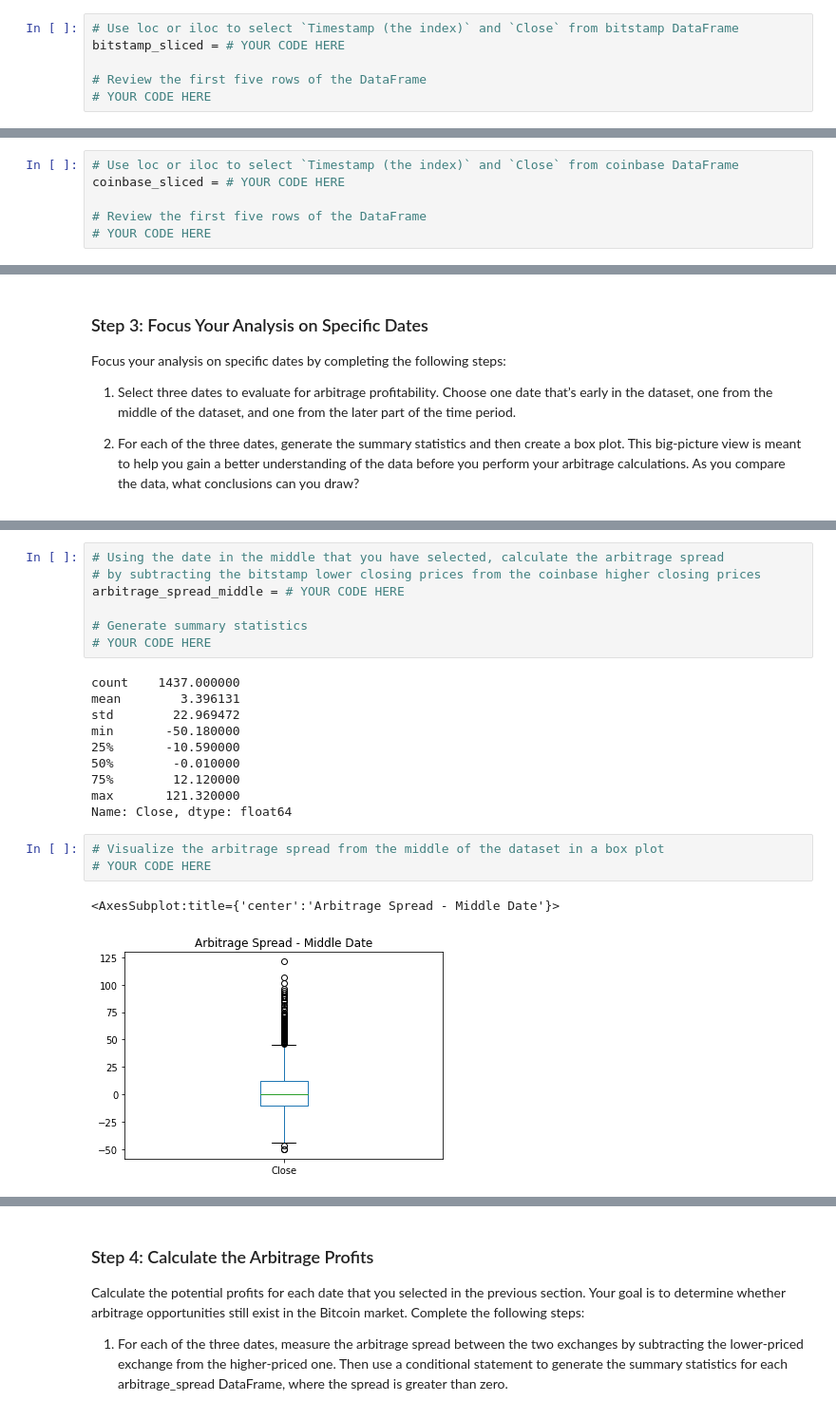
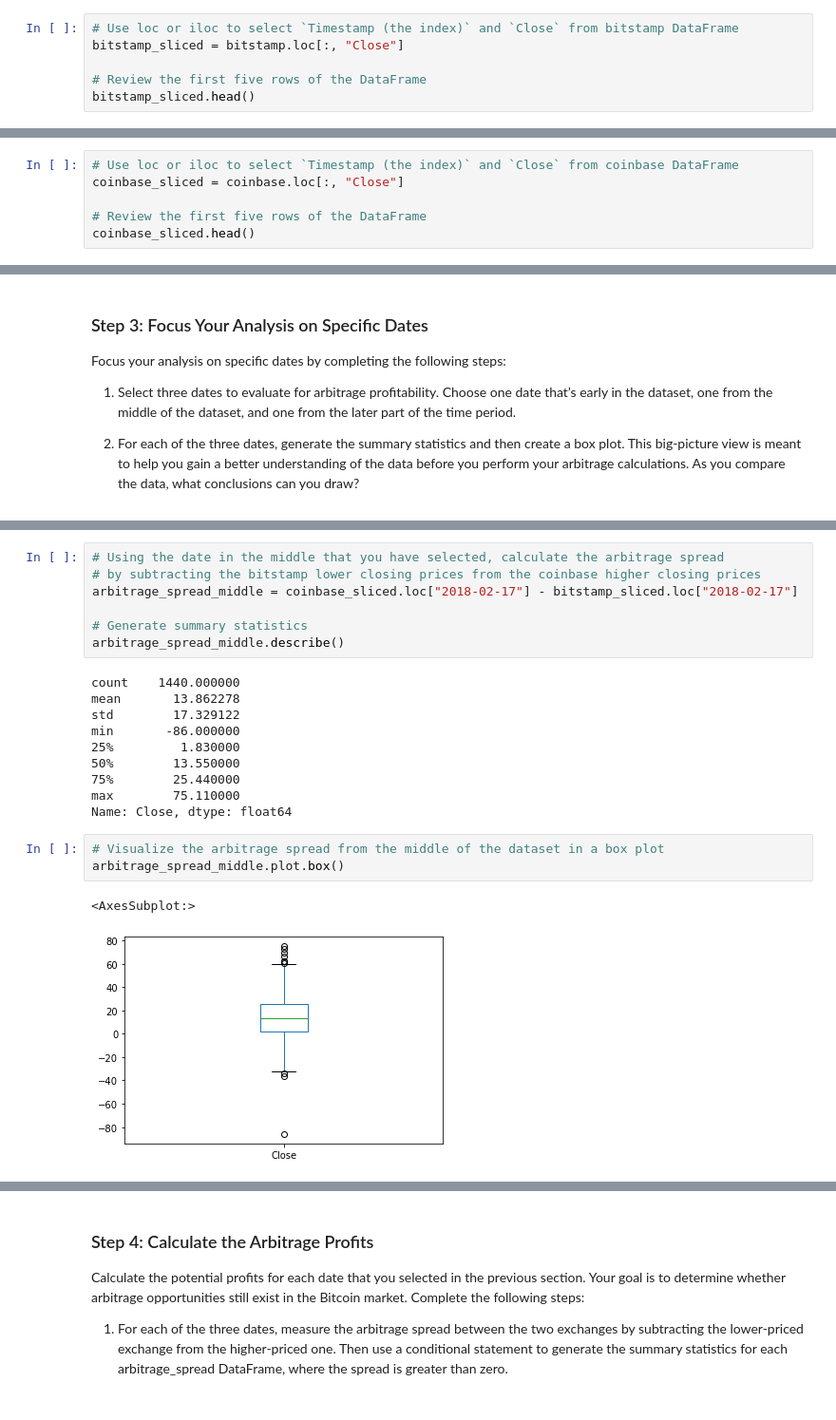
Before and after one commit to JunTheRewels/arbitrage, a Jupyter notebook: crypto_arbitrage.ipynb, the cells around one changed output, grey strips where cells are left out. Shown: that part at 95% size. Cells and saved outputs as stored; diff of their text form.

```diff
--- a/crypto_arbitrage.ipynb
+++ b/crypto_arbitrage.ipynb
@@ -193,8 +193,8 @@ Select the data you want to analyze. Use `loc` or `iloc` to select the following
 * Close
 # %%
 # Use loc or iloc to select `Timestamp (the index)` and `Close` from bitstamp DataFrame
-bitstamp_sliced = # YOUR CODE HERE
+bitstamp_sliced = bitstamp.loc[:, "Close"]
 
 # Review the first five rows of the DataFrame
-# YOUR CODE HERE
+bitstamp_sliced.head()
 # %% [output]
@@ -208,7 +208,7 @@ bitstamp_sliced = # YOUR CODE HERE
 # %%
 # Use loc or iloc to select `Timestamp (the index)` and `Close` from coinbase DataFrame
-coinbase_sliced = # YOUR CODE HERE
+coinbase_sliced = coinbase.loc[:, "Close"]
 
 # Review the first five rows of the DataFrame
-# YOUR CODE HERE
+coinbase_sliced.head()
 # %% [output]
@@ -347,26 +352,26 @@ Name: Close, dtype: float64
 # %%
 # Using the date in the middle that you have selected, calculate the arbitrage spread
 # by subtracting the bitstamp lower closing prices from the coinbase higher closing prices
-arbitrage_spread_middle = # YOUR CODE HERE
+arbitrage_spread_middle = coinbase_sliced.loc["2018-02-17"] - bitstamp_sliced.loc["2018-02-17"]
 
 # Generate summary statistics
-# YOUR CODE HERE
+arbitrage_spread_middle.describe()
 # %% [output]
-count    1437.000000
-mean        3.396131
-std        22.969472
-min       -50.180000
-25%       -10.590000
-50%        -0.010000
-75%        12.120000
-max       121.320000
+count    1440.000000
+mean       13.862278
+std        17.329122
+min       -86.000000
+25%         1.830000
+50%        13.550000
+75%        25.440000
+max        75.110000
 Name: Close, dtype: float64
 # %%
 # Visualize the arbitrage spread from the middle of the dataset in a box plot
-# YOUR CODE HERE
+arbitrage_spread_middle.plot.box()
 # %% [output]
-<AxesSubplot:title={'center':'Arbitrage Spread - Middle Date'}>
+<AxesSubplot:>
-[figure, old version]
+[figure, new version]
 # %%
 # Create an overlay plot that visualizes the two dataframes over a period of one day from late in the dataset.
 # Be sure that the plots include the parameters `legend`, `figsize`, `title`, `color` and `label`
```
Also changed, not shown: parts of 17 cells of this notebook.
